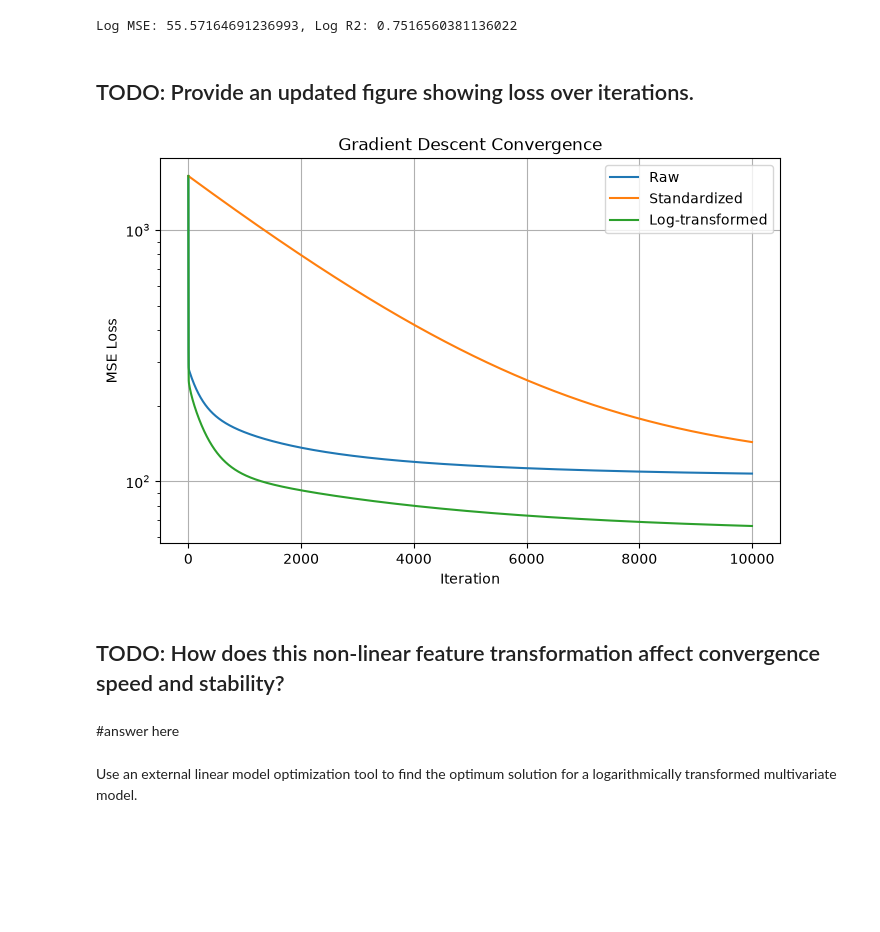
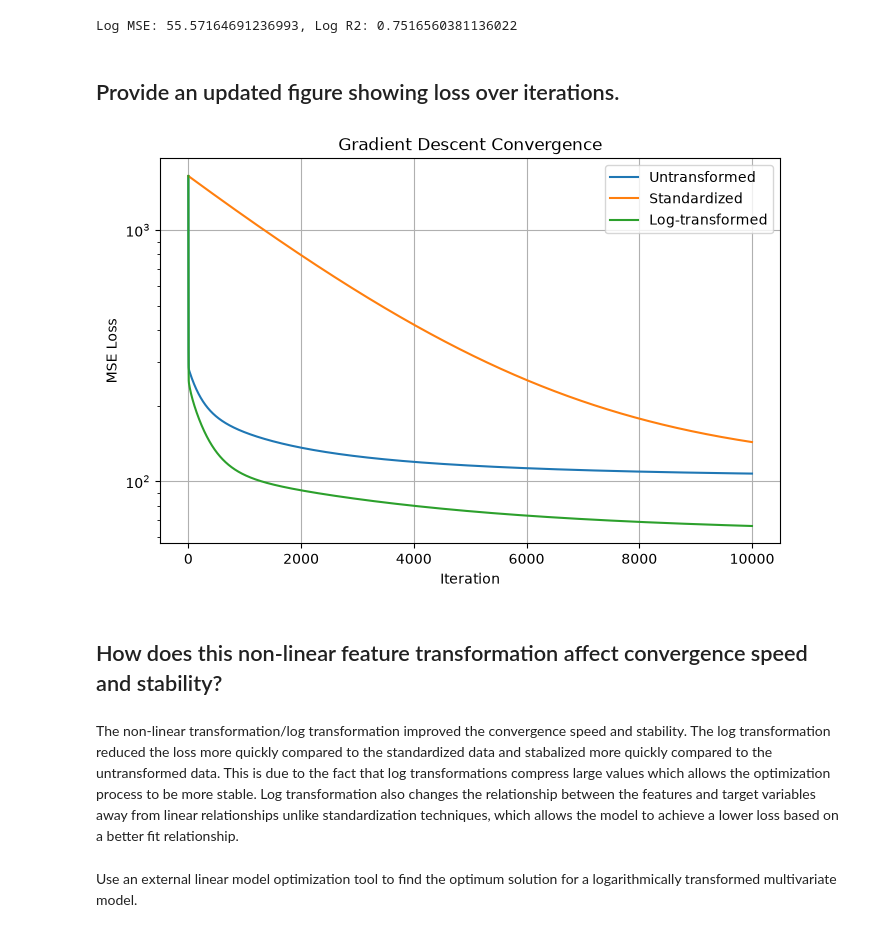
Before and after one commit to laurenlal/cse5104-project1, a Jupyter notebook: main.ipynb, the cells around one changed output. Drawn from its saved outputs; the diff is of its cells as text; code cells hidden in the pictures; blank space fills up the shorter version.

Commit message:
answered sum questions

```diff
--- a/main.ipynb
+++ b/main.ipynb
@@ -270,27 +272,27 @@ print(f"Log MSE: {log_mse}, Log R2: {log_r2}")
 # %% [output]
 Log MSE: 55.57164691236993, Log R2: 0.7516560381136022
 # %% [markdown]
-## TODO: Provide an updated figure showing loss over iterations.
+## Provide an updated figure showing loss over iterations.
 # %%
 plt.figure(figsize=(8, 5))
 
-plt.plot(loss_unscaled, label="Raw")
+plt.plot(loss_unscaled, label="Untransformed")
 plt.plot(loss_scaled, label="Standardized")
 plt.plot(loss_log, label="Log-transformed")
 
 plt.xlabel("Iteration")
 plt.ylabel("MSE Loss")
 plt.title("Gradient Descent Convergence")
 plt.yscale("log")
 plt.legend()
 plt.grid(True)
 plt.show()
 # %% [output]
-[figure, old version]
+[figure, new version]
 # %% [markdown]
-## TODO: How does this non-linear feature transformation affect convergence speed and stability?
+## How does this non-linear feature transformation affect convergence speed and stability?
 # %% [markdown]
-#answer here
+The non-linear transformation/log transformation improved the convergence speed and stability. The log transformation reduced the loss more quickly compared to the standardized data and stabalized more quickly compared to the untransformed data. This is due to the fact that log transformations compress large values which allows the optimization process to be more stable. Log transformation also changes the relationship between the features and target variables away from linear relationships unlike standardization techniques, which allows the model to achieve a lower loss based on a better fit relationship.
 # %% [markdown]
 Use an external linear model optimization tool to find the optimum solution for a
 logarithmically transformed multivariate model.
```
Also changed, not shown: parts of 1 cell of this notebook.
